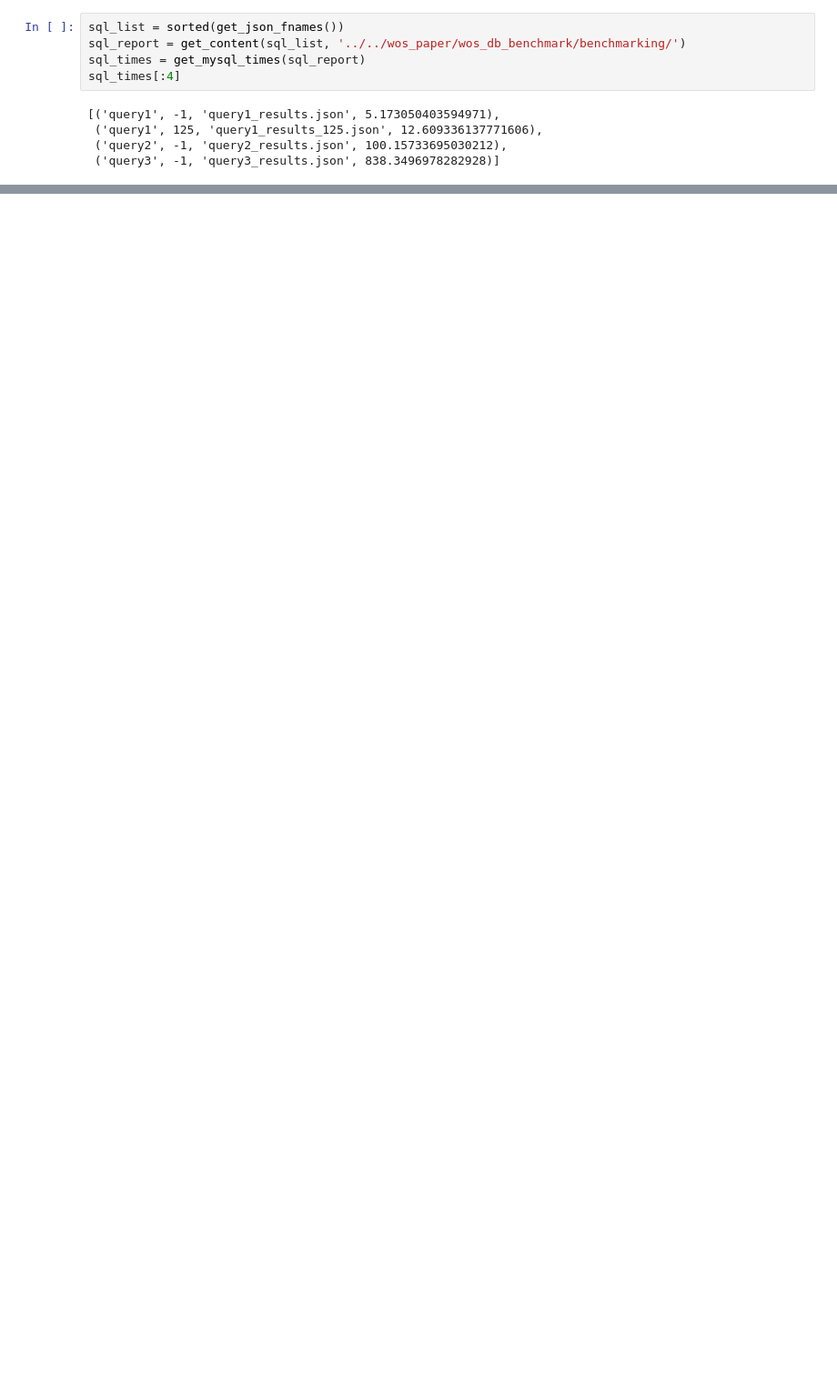
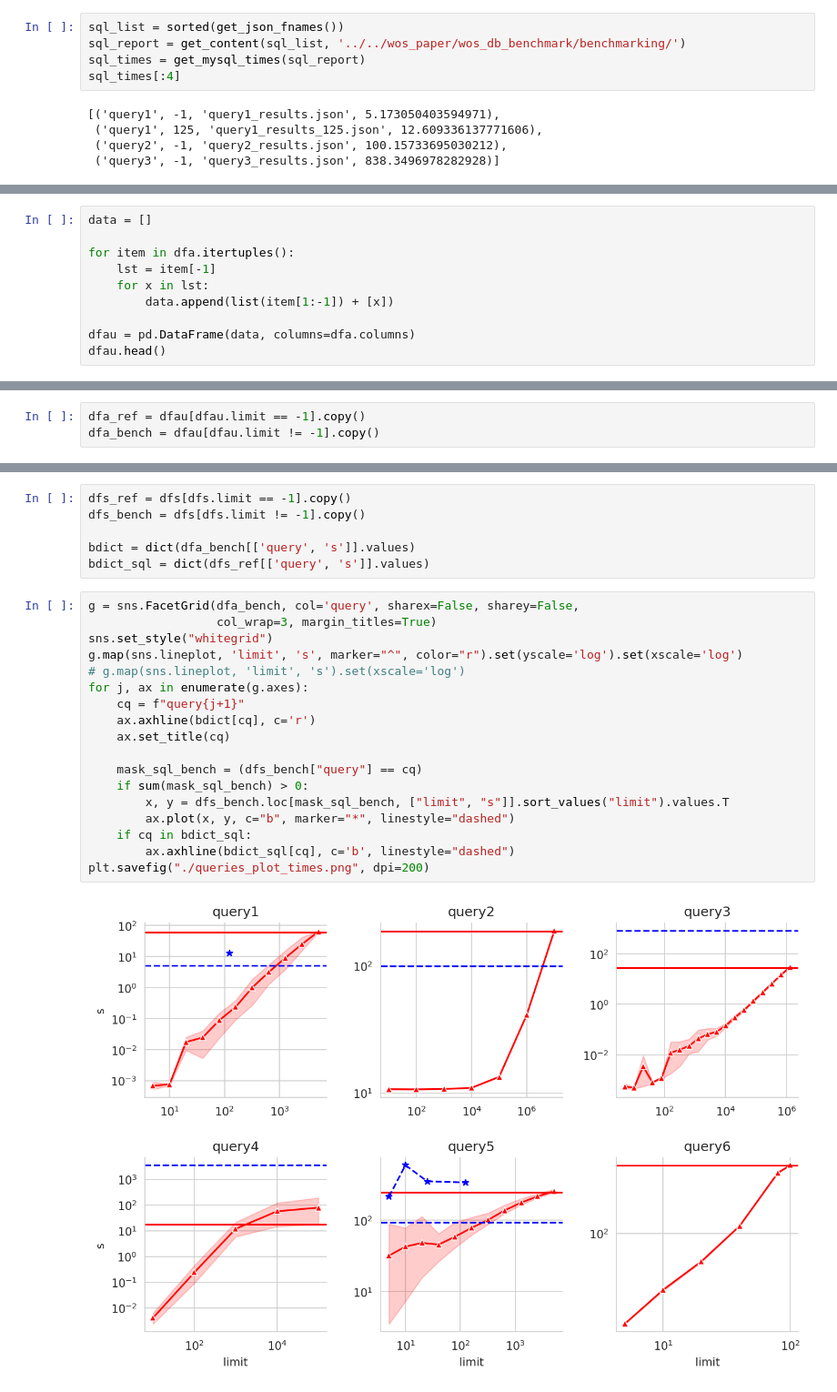
Before and after one commit to alexander-belikov/wos_arango_ingest, a Jupyter notebook: notebooks/plot_times_mysql.ipynb, the cells around one changed output, grey strips where cells are left out. Shown: that part at 91% size. Saved outputs shown, nothing was run; the diff lists cells and outputs as text; blank space fills up the shorter version.

```diff
--- a/notebooks/plot_times_mysql.ipynb
+++ b/notebooks/plot_times_mysql.ipynb
@@ -105,0 +94,10 @@ dfa
+# %%
+data = []
+
+for item in dfa.itertuples():
+    lst = item[-1]
+    for x in lst:
+        data.append(list(item[1:-1]) + [x])
+
+dfau = pd.DataFrame(data, columns=dfa.columns)
+dfau.head()
@@ -106 +111,4 @@ dfa
+# %%
+dfa_ref = dfau[dfau.limit == -1].copy()
+dfa_bench = dfau[dfau.limit != -1].copy()
 # %%
@@ -145,0 +126,26 @@ df00
+# %%
+dfs_ref = dfs[dfs.limit == -1].copy()
+dfs_bench = dfs[dfs.limit != -1].copy()
+
+bdict = dict(dfa_bench[['query', 's']].values)
+bdict_sql = dict(dfs_ref[['query', 's']].values)
+# %%
+g = sns.FacetGrid(dfa_bench, col='query', sharex=False, sharey=False,
+                  col_wrap=3, margin_titles=True)
+sns.set_style("whitegrid")
+g.map(sns.lineplot, 'limit', 's', marker="^", color="r").set(yscale='log').set(xscale='log')
+# g.map(sns.lineplot, 'limit', 's').set(xscale='log')
+for j, ax in enumerate(g.axes):
+    cq = f"query{j+1}"
+    ax.axhline(bdict[cq], c='r')
+    ax.set_title(cq)
+
+    mask_sql_bench = (dfs_bench["query"] == cq)
+    if sum(mask_sql_bench) > 0:
+        x, y = dfs_bench.loc[mask_sql_bench, ["limit", "s"]].sort_values("limit").values.T
+        ax.plot(x, y, c="b", marker="*", linestyle="dashed")
+    if cq in bdict_sql:
+        ax.axhline(bdict_sql[cq], c='b', linestyle="dashed")
+plt.savefig("./queries_plot_times.png", dpi=200)
+# %% [output]
+[figure, added]
```
Also changed, not shown: parts of 11 cells of this notebook, 1 other file.
